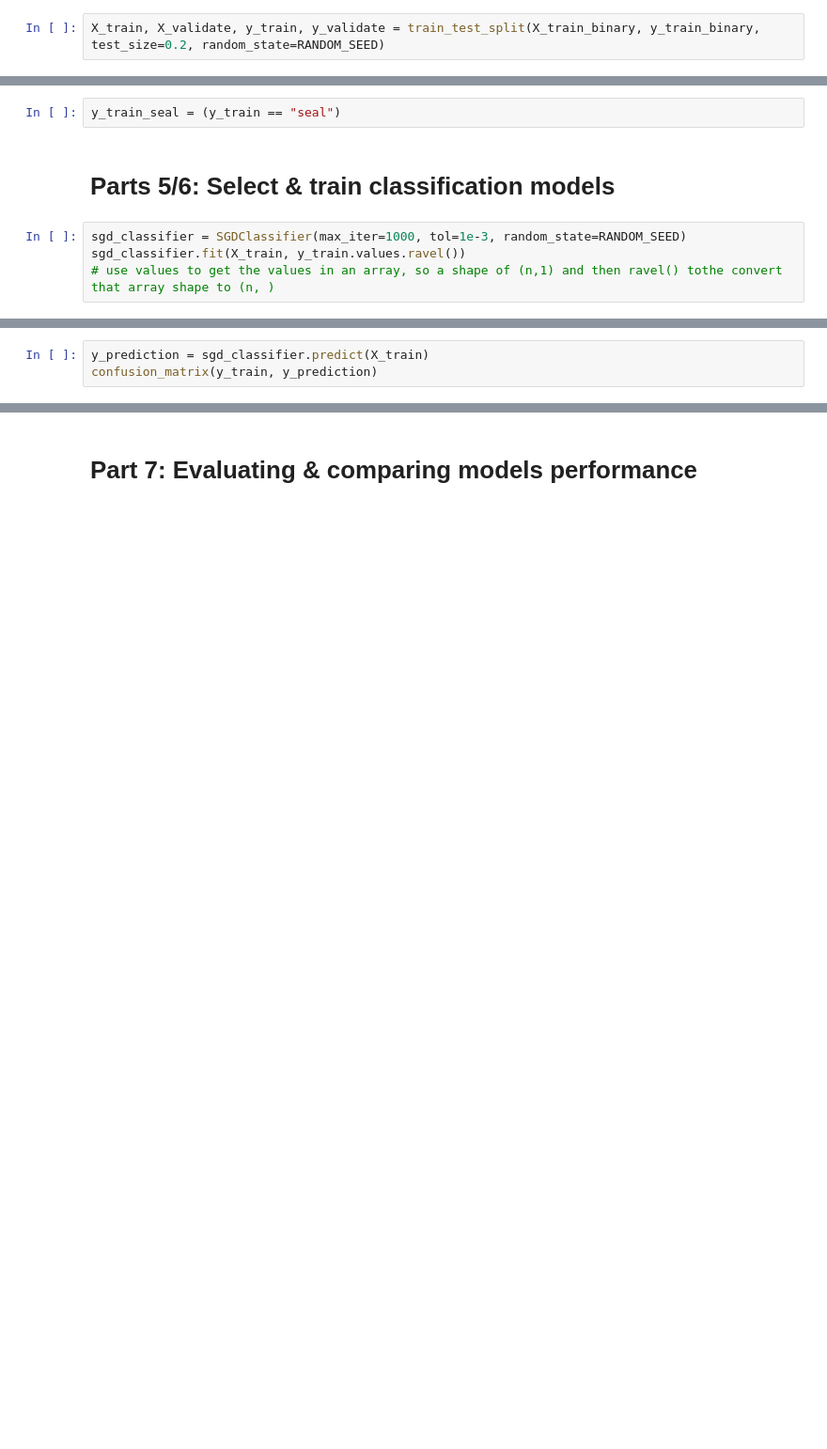
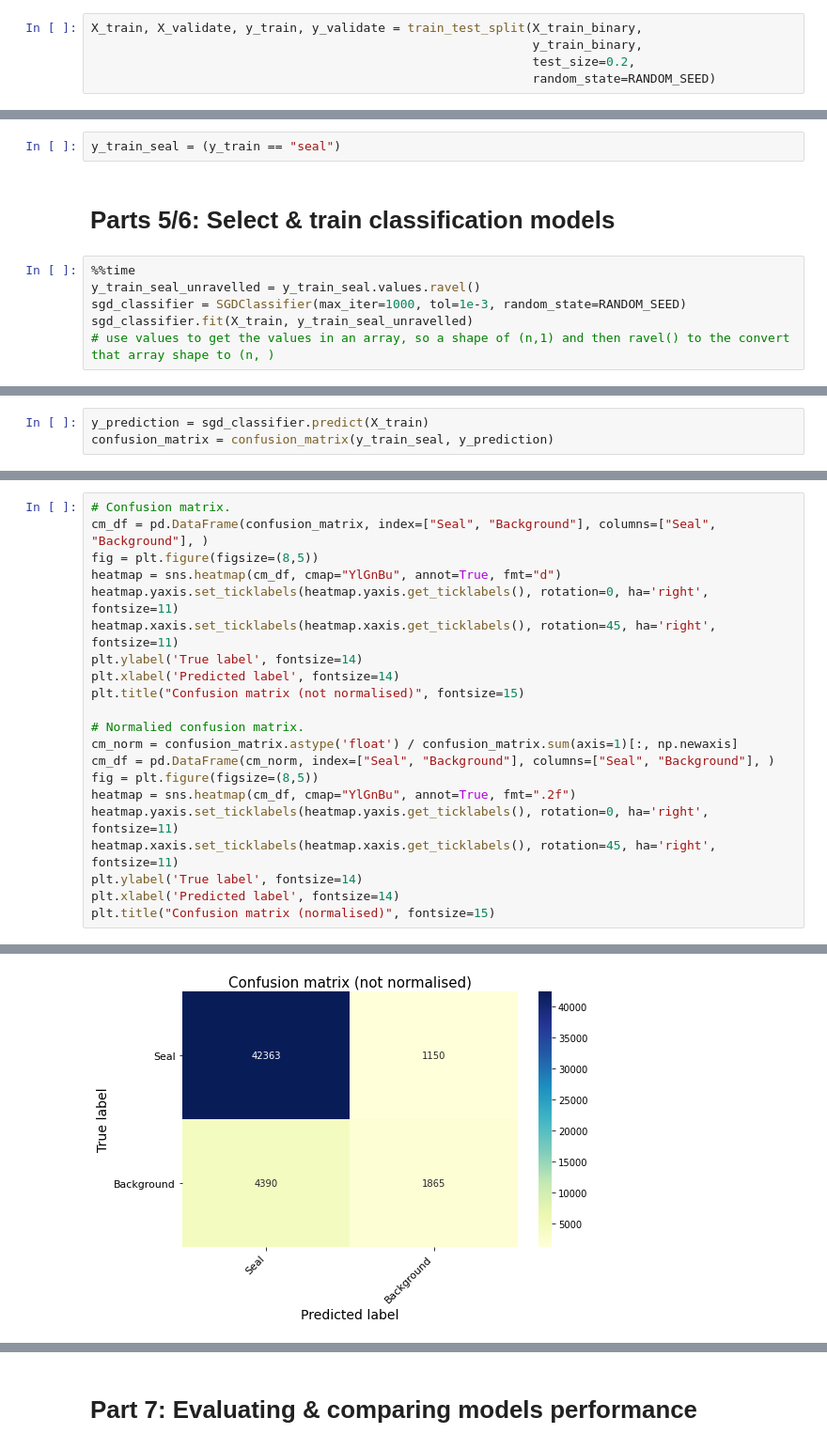
Before and after one commit to Adamouization/Seal-Pup-Aerial-Imagery-Neural-Network-Classifier, a Jupyter notebook: jupyter prototyping/binary_classification.ipynb, the cells around one changed output, grey strips where cells are left out. Shown at 94% size. Cells and saved outputs as stored; diff of their text form; blank space fills up the shorter version.

Commit message:
Pretty confusion matrix printing

```diff
--- a/jupyter prototyping/binary_classification.ipynb
+++ b/jupyter prototyping/binary_classification.ipynb
@@ -195,7 +201,10 @@ A randomised 80%/20% split is used rather than stratified sampling because the d
 
 The random number generator's seed is set at a fixed value to ensure that it always generates the same shuffle indices when re-running the code, ensuring reproducibility.
 # %%
-X_train, X_validate, y_train, y_validate = train_test_split(X_train_binary, y_train_binary, test_size=0.2, random_state=RANDOM_SEED)
+X_train, X_validate, y_train, y_validate = train_test_split(X_train_binary,
+                                                            y_train_binary,
+                                                            test_size=0.2,
+                                                            random_state=RANDOM_SEED)
 # %% [markdown]
 Confirm new training dataset sizes:
 # %%
@@ -213,6 +222,8 @@ y_train_seal = (y_train == "seal")
 # %% [markdown]
 # Parts 5/6: Select & train classification models
 # %%
+%%time
+y_train_seal_unravelled = y_train_seal.values.ravel()
 sgd_classifier = SGDClassifier(max_iter=1000, tol=1e-3, random_state=RANDOM_SEED)
-sgd_classifier.fit(X_train, y_train.values.ravel())
-# use values to get the values in an array, so a shape of (n,1) and then ravel() tothe convert that array shape to (n, )
+sgd_classifier.fit(X_train, y_train_seal_unravelled)
+# use values to get the values in an array, so a shape of (n,1) and then ravel() to the convert that array shape to (n, )
@@ -219,3 +239,3 @@ sgd_classifier.fit(X_train, y_train.values.ravel())
 # %%
 y_prediction = sgd_classifier.predict(X_train)
-confusion_matrix(y_train, y_prediction)
+confusion_matrix = confusion_matrix(y_train_seal, y_prediction)
@@ -221,0 +244,22 @@ confusion_matrix(y_train, y_prediction)
+# %%
+# Confusion matrix.
+cm_df = pd.DataFrame(confusion_matrix, index=["Seal", "Background"], columns=["Seal", "Background"], )
+fig = plt.figure(figsize=(8,5))
+heatmap = sns.heatmap(cm_df, cmap="YlGnBu", annot=True, fmt="d")
+heatmap.yaxis.set_ticklabels(heatmap.yaxis.get_ticklabels(), rotation=0, ha='right', fontsize=11)
+heatmap.xaxis.set_ticklabels(heatmap.xaxis.get_ticklabels(), rotation=45, ha='right', fontsize=11)
+plt.ylabel('True label', fontsize=14)
+plt.xlabel('Predicted label', fontsize=14)
+plt.title("Confusion matrix (not normalised)", fontsize=15)
+
+# Normalied confusion matrix.
+cm_norm = confusion_matrix.astype('float') / confusion_matrix.sum(axis=1)[:, np.newaxis]
+cm_df = pd.DataFrame(cm_norm, index=["Seal", "Background"], columns=["Seal", "Background"], )
+fig = plt.figure(figsize=(8,5))
+heatmap = sns.heatmap(cm_df, cmap="YlGnBu", annot=True, fmt=".2f")
+heatmap.yaxis.set_ticklabels(heatmap.yaxis.get_ticklabels(), rotation=0, ha='right', fontsize=11)
+heatmap.xaxis.set_ticklabels(heatmap.xaxis.get_ticklabels(), rotation=45, ha='right', fontsize=11)
+plt.ylabel('True label', fontsize=14)
+plt.xlabel('Predicted label', fontsize=14)
+plt.title("Confusion matrix (normalised)", fontsize=15)
+# %% [output]
@@ -221,0 +267 @@ confusion_matrix(y_train, y_prediction)
+[figure, added]
```
Also changed, not shown: parts of 9 cells of this notebook, 1 other file.
